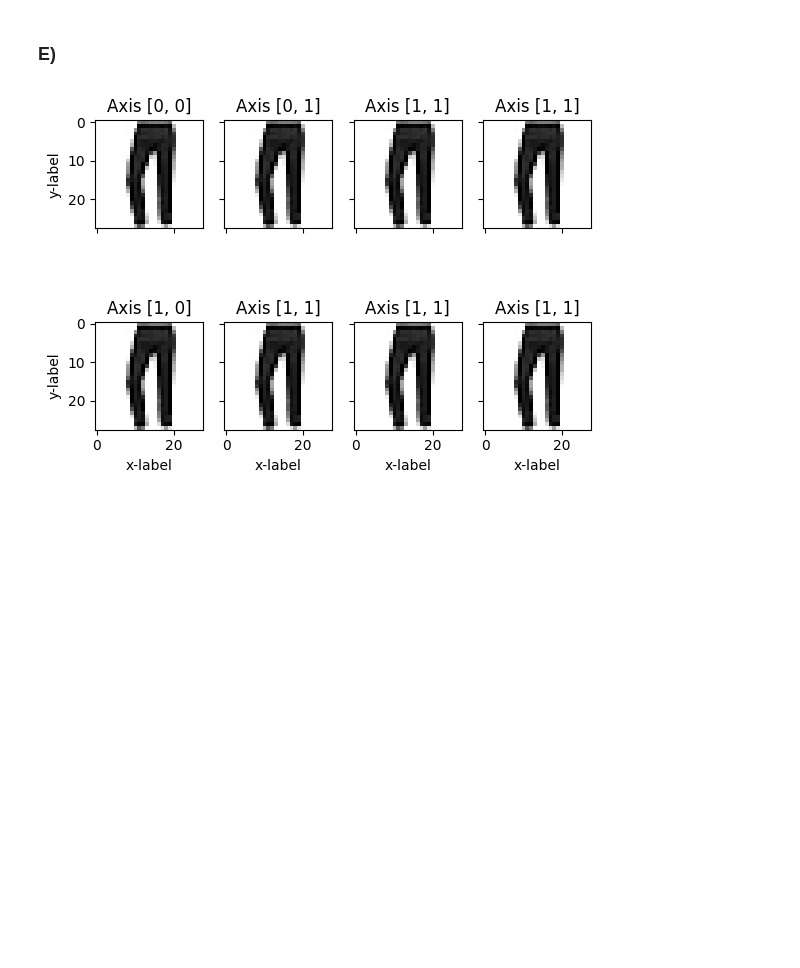
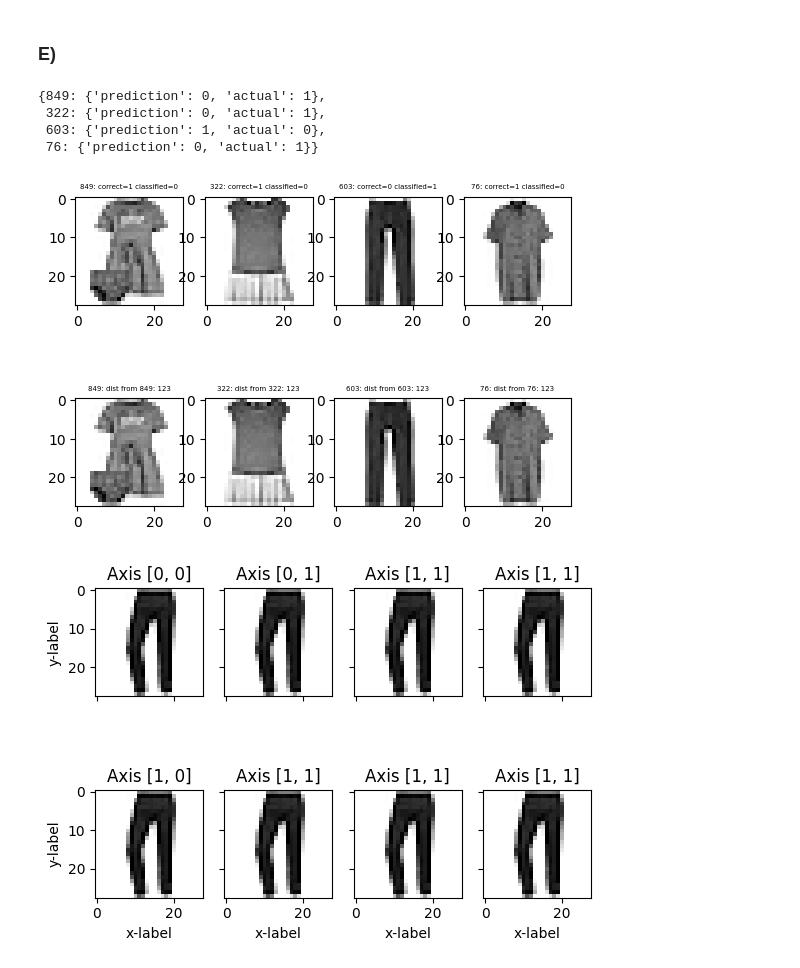
Before and after one commit to dahnlund/SF2526-Lab2, a Jupyter notebook: ex4.ipynb, the cells around one changed output. Cells and saved outputs as stored; diff of their text form; code cells hidden in the pictures; blank space fills up the shorter version.

```diff
--- a/ex4.ipynb
+++ b/ex4.ipynb
@@ -216 +252,31 @@ Accuracy: 99.9%
+# %%
+idxs = [random.randrange(len(wrong_guesses)) for _ in range(4)]
+II = wrong_guesses[idxs]
+imagesd = {
+    idx: {
+        "prediction": predictions[idx],
+        "actual": correct_adj[idx]
+    }
+    for idx in II
+}
+imagesd
+# %% [output]
+{849: {'prediction': 0, 'actual': 1},
+ 322: {'prediction': 0, 'actual': 1},
+ 603: {'prediction': 1, 'actual': 0},
+ 76: {'prediction': 0, 'actual': 1}}
+# %%
+fig, axs = plt.subplots(2, 4)
+
+for i, image_idx in enumerate(imagesd):
+    d = imagesd[image_idx]
+    axs[0, i].imshow(zalando_plot(items[:,image_idx]),cmap='gray', origin='upper')
+    axs[0, i].set_title(f'{image_idx}: correct={d["actual"]} classified={d["prediction"]}', fontsize=5)
+
+for i, image_idx in enumerate(imagesd):
+    d = imagesd[image_idx]
+    axs[1, i].imshow(zalando_plot(items[:,image_idx]),cmap='gray', origin='upper')
+    axs[1, i].set_title(f'{image_idx}: dist from {image_idx}: 123', fontsize=5)
+# %% [output]
+[figure, added]
 # %%
```
Also changed, not shown: parts of 13 cells of this notebook.
